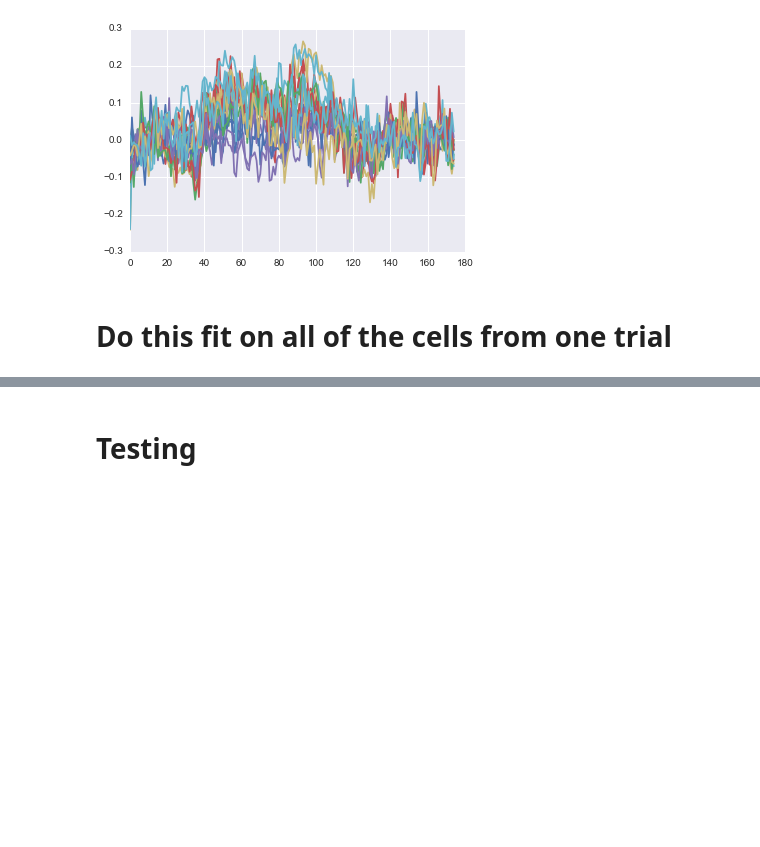
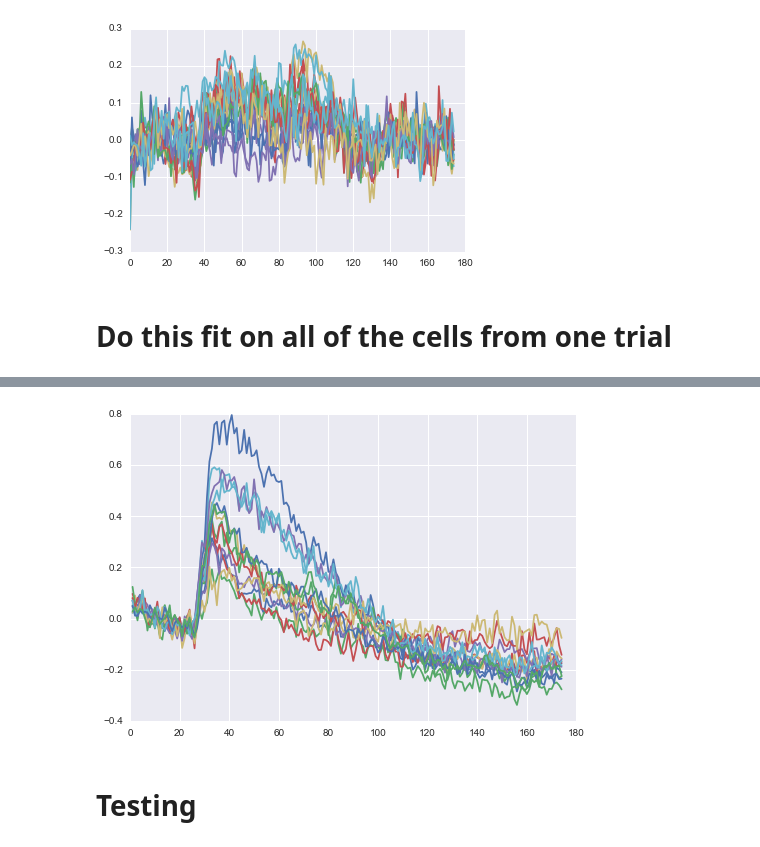
Before and after one commit to liu-annie/CaI, a Jupyter notebook: FInal Detrend.ipynb, the cells around one changed output, grey strips where cells are left out. Drawn from its saved outputs; the diff is of its cells as text; code cells hidden in the pictures; blank space fills up the shorter version.

```diff
--- a/FInal Detrend.ipynb
+++ b/FInal Detrend.ipynb
@@ -100,3 +100,7 @@ plt.plot(dt);
+# %%
+plt.plot(dff);
+# %% [output]
+[figure, added]
 # %% [markdown]
 # Testing
 # %%
```
Also changed, not shown: parts of 3 cells of this notebook, 3 other files.
